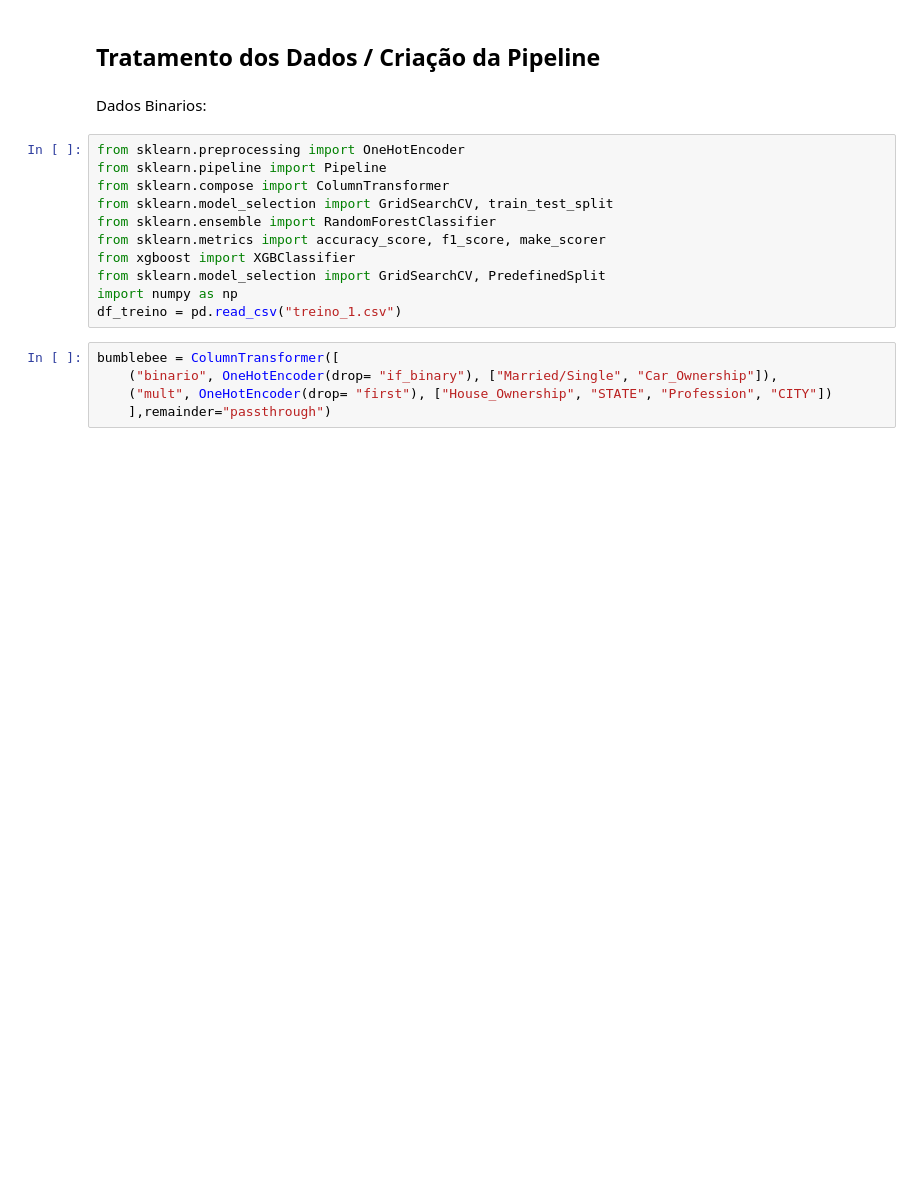
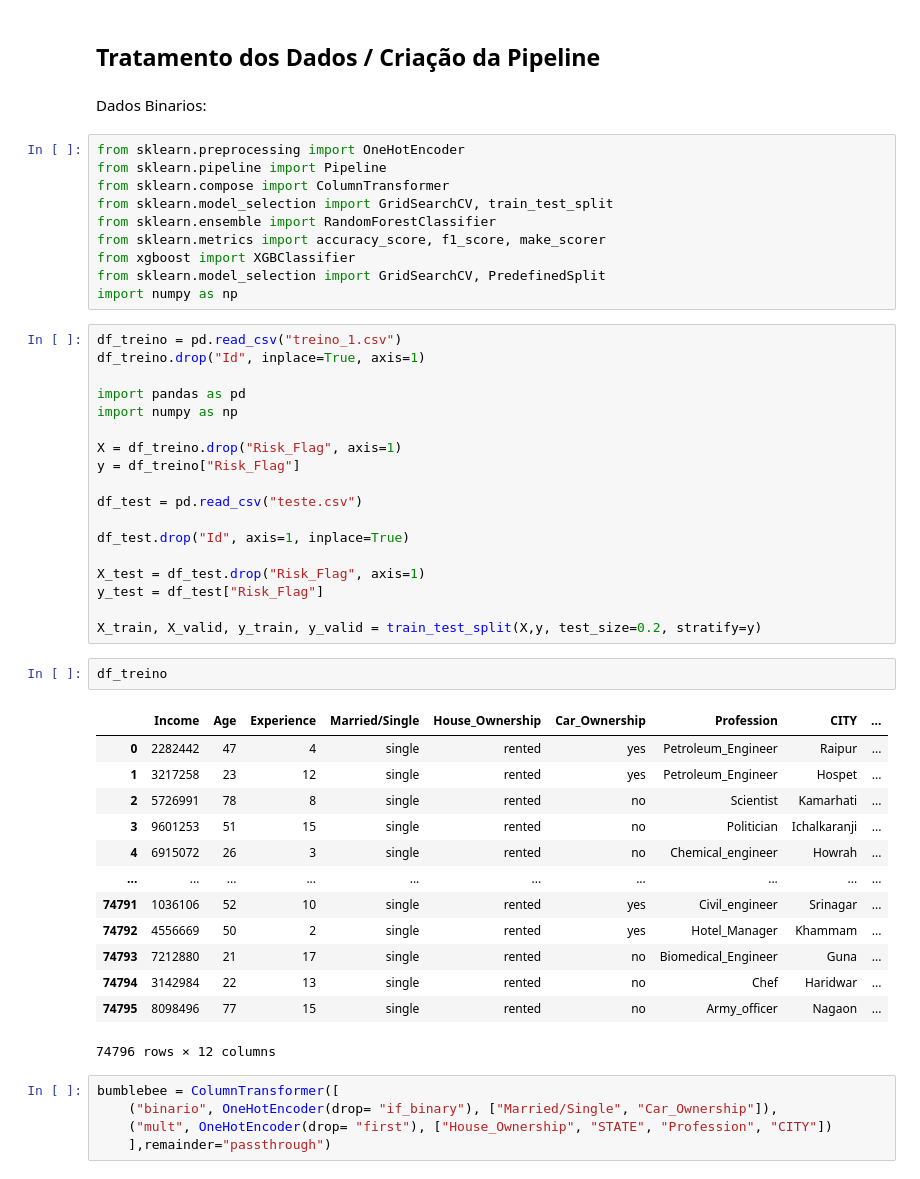
Before and after one commit to LouiseZN/T1_Aprendizado_Supervisionado, a Jupyter notebook: AS_T1_1/aprendizado_supervizionado.ipynb, the cells around one changed output. Cells and saved outputs as stored; diff of their text form; blank space fills up the shorter version.

```diff
--- a/AS_T1_1/aprendizado_supervizionado.ipynb
+++ b/AS_T1_1/aprendizado_supervizionado.ipynb
@@ -258,7 +258,40 @@ from sklearn.metrics import accuracy_score, f1_score, make_scorer
 from xgboost import XGBClassifier
 from sklearn.model_selection import GridSearchCV, PredefinedSplit
 import numpy as np
-df_treino = pd.read_csv("treino_1.csv")
+# %%
+df_treino = pd.read_csv("treino_1.csv")
+df_treino.drop("Id", inplace=True, axis=1)
+
+import pandas as pd
+import numpy as np
+
+X = df_treino.drop("Risk_Flag", axis=1)
+y = df_treino["Risk_Flag"]
+
+df_test = pd.read_csv("teste.csv")
+
+df_test.drop("Id", axis=1, inplace=True)
+
+X_test = df_test.drop("Risk_Flag", axis=1)
+y_test = df_test["Risk_Flag"]
+
+X_train, X_valid, y_train, y_valid = train_test_split(X,y, test_size=0.2, stratify=y)
+# %%
+df_treino
+# %% [output]
+|  | Income | Age | Experience | Married/Single | House_Ownership | Car_Ownership | Profession | CITY | ... |
+| 0 | 2282442 | 47 | 4 | single | rented | yes | Petroleum_Engineer | Raipur | ... |
+| 1 | 3217258 | 23 | 12 | single | rented | yes | Petroleum_Engineer | Hospet | ... |
+| 2 | 5726991 | 78 | 8 | single | rented | no | Scientist | Kamarhati | ... |
+| 3 | 9601253 | 51 | 15 | single | rented | no | Politician | Ichalkaranji | ... |
+| 4 | 6915072 | 26 | 3 | single | rented | no | Chemical_engineer | Howrah | ... |
+| ... | ... | ... | ... | ... | ... | ... | ... | ... | ... |
+| 74791 | 1036106 | 52 | 10 | single | rented | yes | Civil_engineer | Srinagar | ... |
+| 74792 | 4556669 | 50 | 2 | single | rented | yes | Hotel_Manager | Khammam | ... |
+| 74793 | 7212880 | 21 | 17 | single | rented | no | Biomedical_Engineer | Guna | ... |
+| 74794 | 3142984 | 22 | 13 | single | rented | no | Chef | Haridwar | ... |
+| 74795 | 8098496 | 77 | 15 | single | rented | no | Army_officer | Nagaon | ... |
+74796 rows × 12 columns
 # %%
 bumblebee = ColumnTransformer([
     ("binario", OneHotEncoder(drop= "if_binary"), ["Married/Single", "Car_Ownership"]),
```
Also changed, not shown: parts of 14 cells of this notebook.
